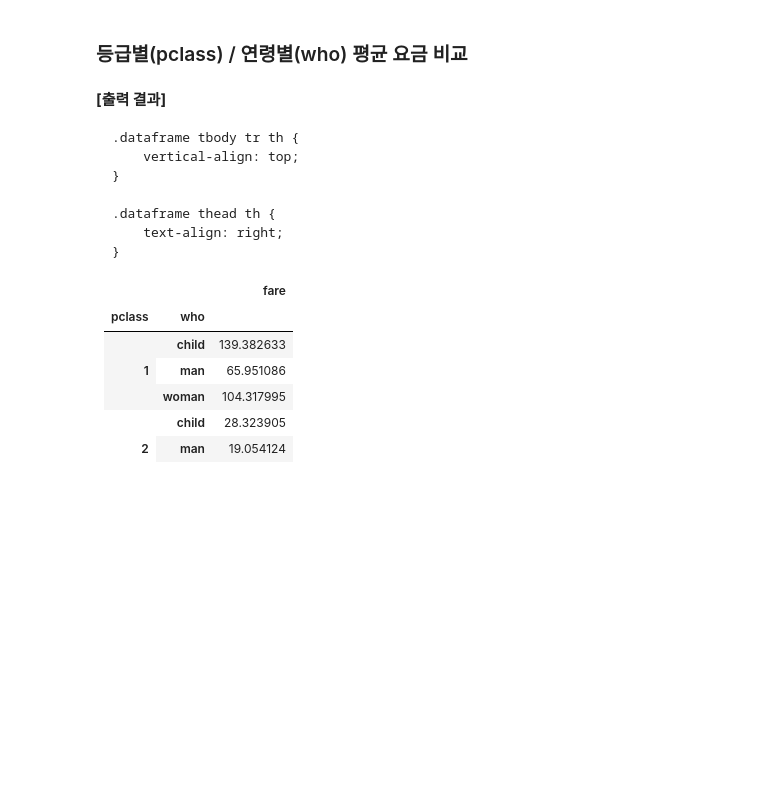
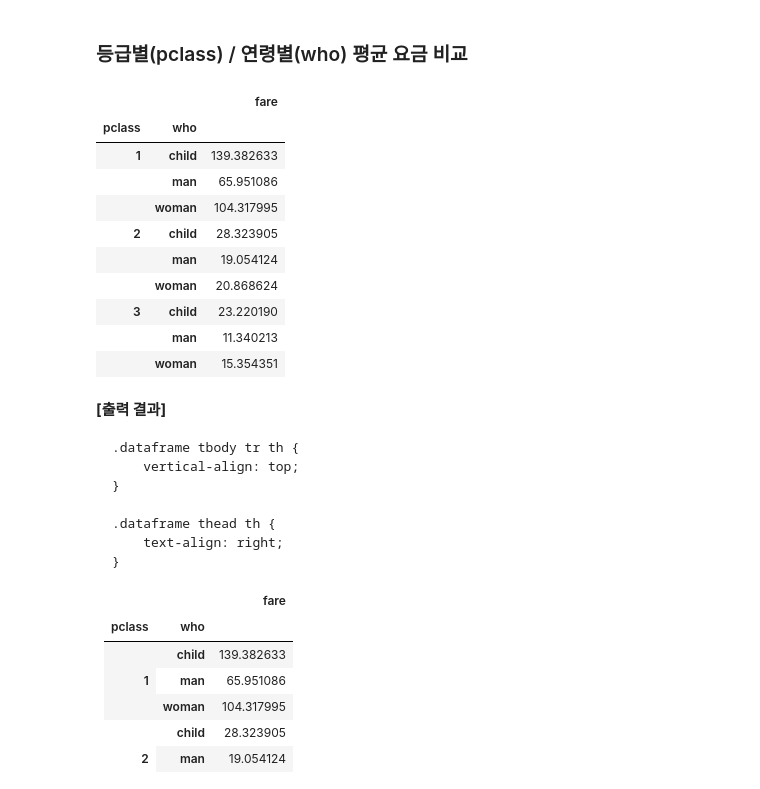
Before and after one commit to rladbstlr87/pandas, a Jupyter notebook: 09-titanic-practice.ipynb, the cells around one changed output. Drawn from its saved outputs; the diff is of its cells as text; code cells hidden in the pictures; blank space fills up the shorter version.

```diff
--- a/09-titanic-practice.ipynb
+++ b/09-titanic-practice.ipynb
@@ -1139,6 +1145,19 @@ Name: age, dtype: float64</pre>
 ### 등급별(pclass) / 연령별(who) 평균 요금 비교
 # %%
 # 코드를 입력해 주세요
+df_copy.groupby(['pclass', 'who'])[['fare']].mean()
+# %% [output]
+|  |  | fare |
+| pclass | who |  |
+| 1 | child | 139.382633 |
+|  | man | 65.951086 |
+|  | woman | 104.317995 |
+| 2 | child | 28.323905 |
+|  | man | 19.054124 |
+|  | woman | 20.868624 |
+| 3 | child | 23.220190 |
+|  | man | 11.340213 |
+|  | woman | 15.354351 |
 # %% [markdown]
 <p><strong>[출력 결과]</strong></p><div>
 <style scoped>
```
Also changed, not shown: parts of 13 cells of this notebook, 4 other files.
